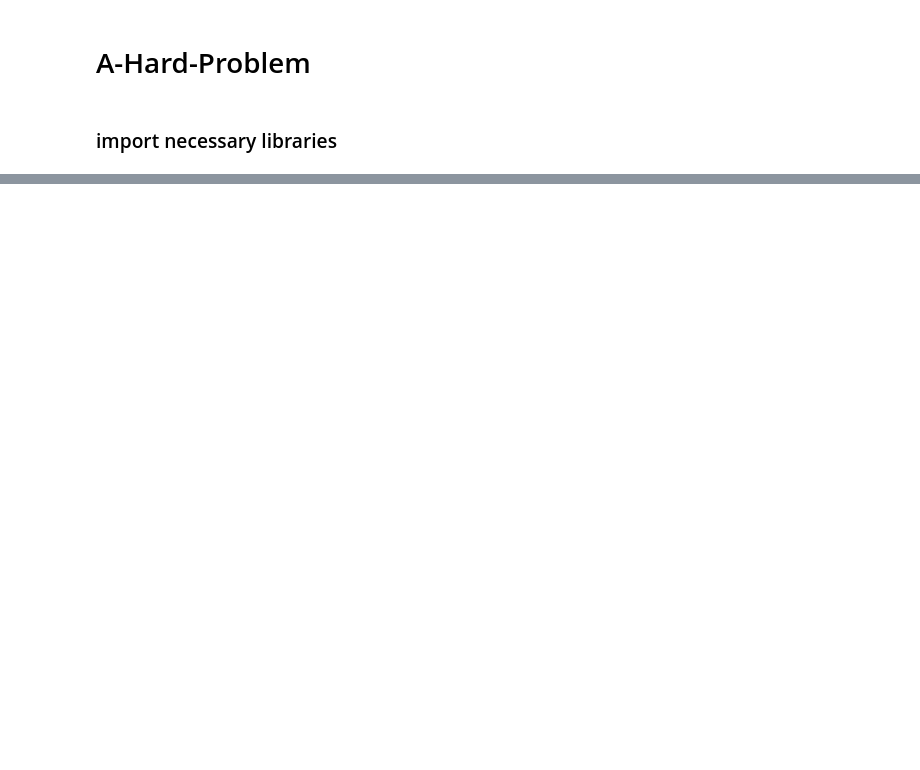
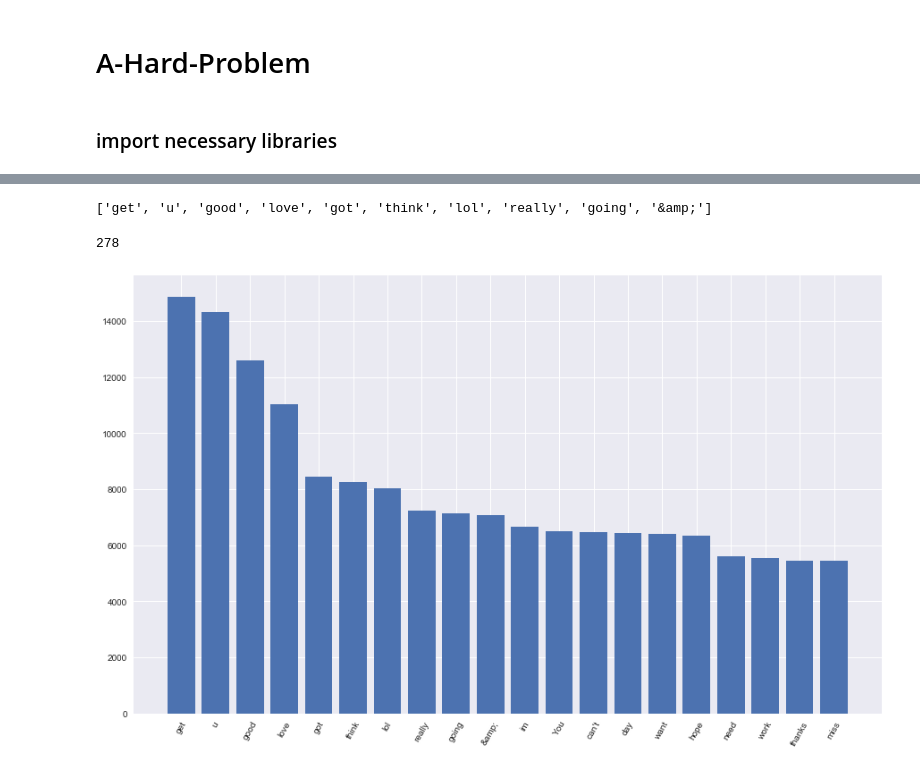
Before and after one commit to slucasmyer/A-Hard-Problem, a Jupyter notebook: Untitled.ipynb, the cells around one changed output, grey strips where cells are left out. Saved outputs shown, nothing was run; the diff lists cells and outputs as text; code cells hidden in the pictures; blank space fills up the shorter version.

```diff
--- a/Untitled.ipynb
+++ b/Untitled.ipynb
@@ -80,0 +259,28 @@ import tweepy
+# %%
+stop_words = stop_words + more_stop
+# %%
+for i in sorted_words:
+    if i in stop_words:
+        sorted_words.remove(i)
+# %%
+sorted_words[:10]
+# %% [output]
+['get', 'u', 'good', 'love', 'got', 'think', 'lol', 'really', 'going', '&amp;']
+# %%
+len(stop_words)
+# %% [output]
+278
+# %%
+sorted_words_dict = {}
+for i in sorted_words:
+    sorted_words_dict[i] = all_words_dict[i]
+# %%
+top20 = list(sorted_words_dict.keys())[:20]
+top20val = list(sorted_words_dict.values())[:20]
+# %%
+plt.figure(figsize = (15,9))
+plt.bar(top20, top20val)
+plt.xticks(rotation=60)
+plt.show()
+# %% [output]
+[figure, added]
```
Also changed, not shown: parts of 33 cells of this notebook, 1 other file.
